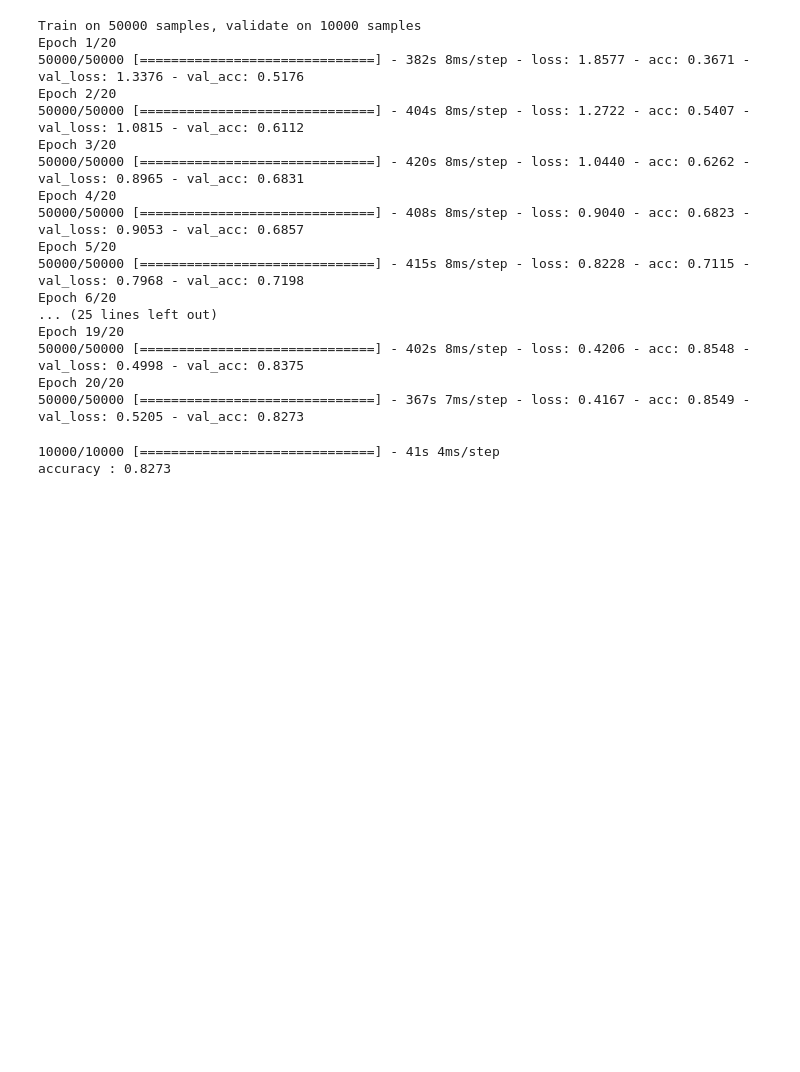
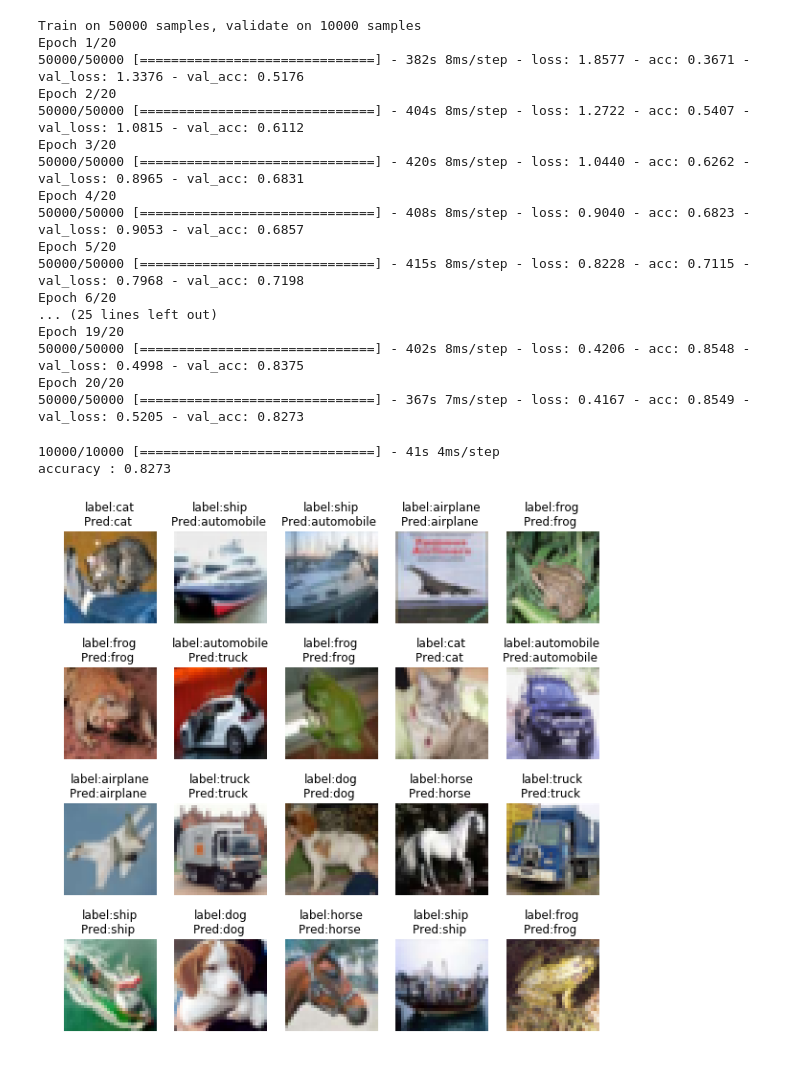
Before and after one commit to jvargh81/object_Detection, a Jupyter notebook: keras 12 CIFAR-10 dataset.ipynb, the cells around one changed output. Saved outputs shown, nothing was run; the diff lists cells and outputs as text; code cells hidden in the pictures; blank space fills up the shorter version.

Commit message:
Updating the predicted figures for color images.
Signed-off-by: Jerrin Joe Varghese <jvargh81@lakers.mercyhurst.edu>

```diff
--- a/keras 12 CIFAR-10 dataset.ipynb
+++ b/keras 12 CIFAR-10 dataset.ipynb
@@ -140,12 +140,14 @@ accuracy : 0.8273
 # %%
 preds = model.predict(x_test)
 n = 20
 plt.figure(figsize=(10,10))
 
 for i in range(n):
     plt.subplot(4,5,i+1)
-    plt.imshow(x_test[i,::], cmap='color')
+    plt.imshow(x_test[i,::])
     plt.title('label:{}\nPred:{} '.format(class_names[np.argmax(y_test[i])],class_names[np.argmax(preds[i])]))
     plt.axis('off')
 
 plt.show()
+# %% [output]
+[figure, added]
```
